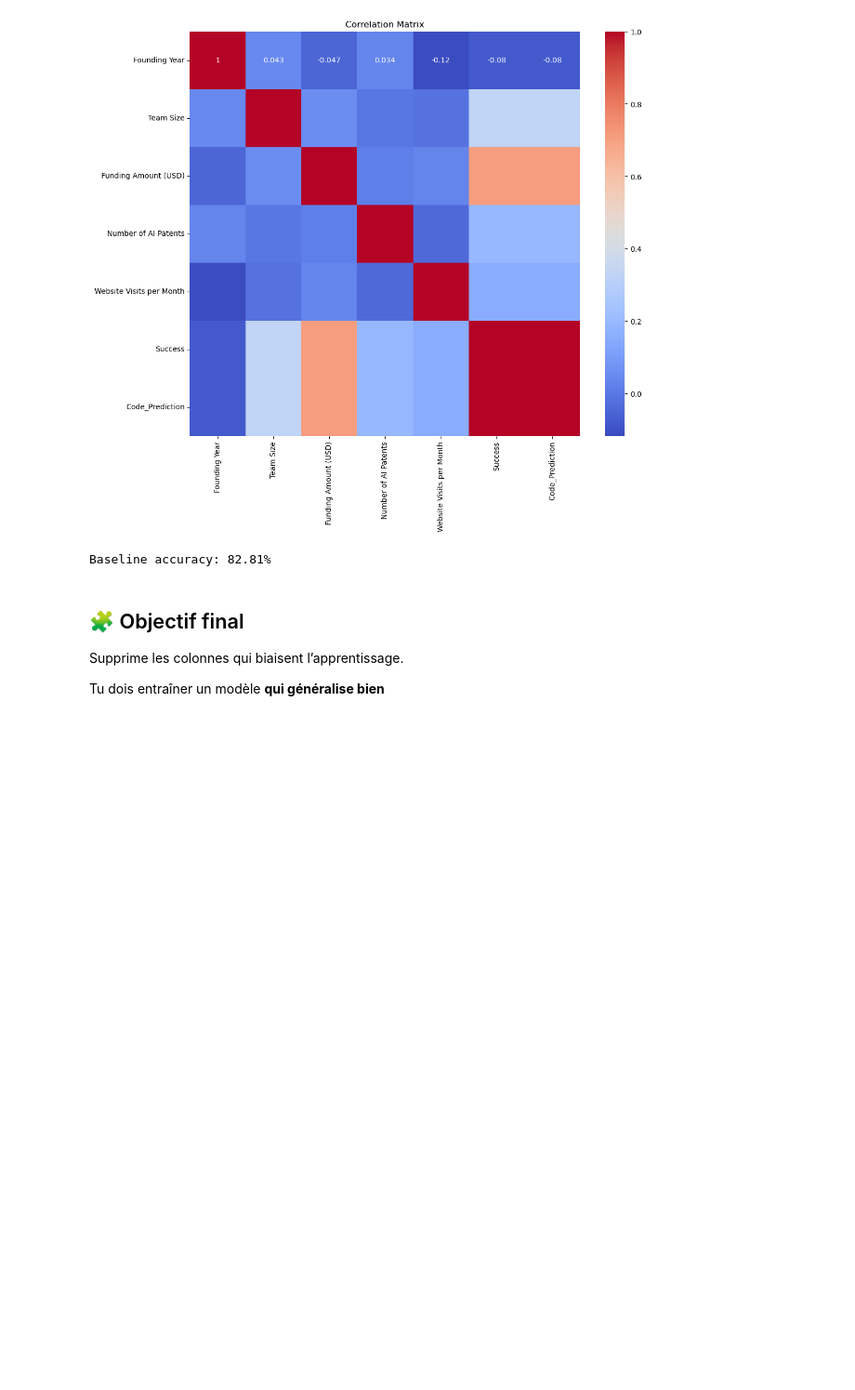
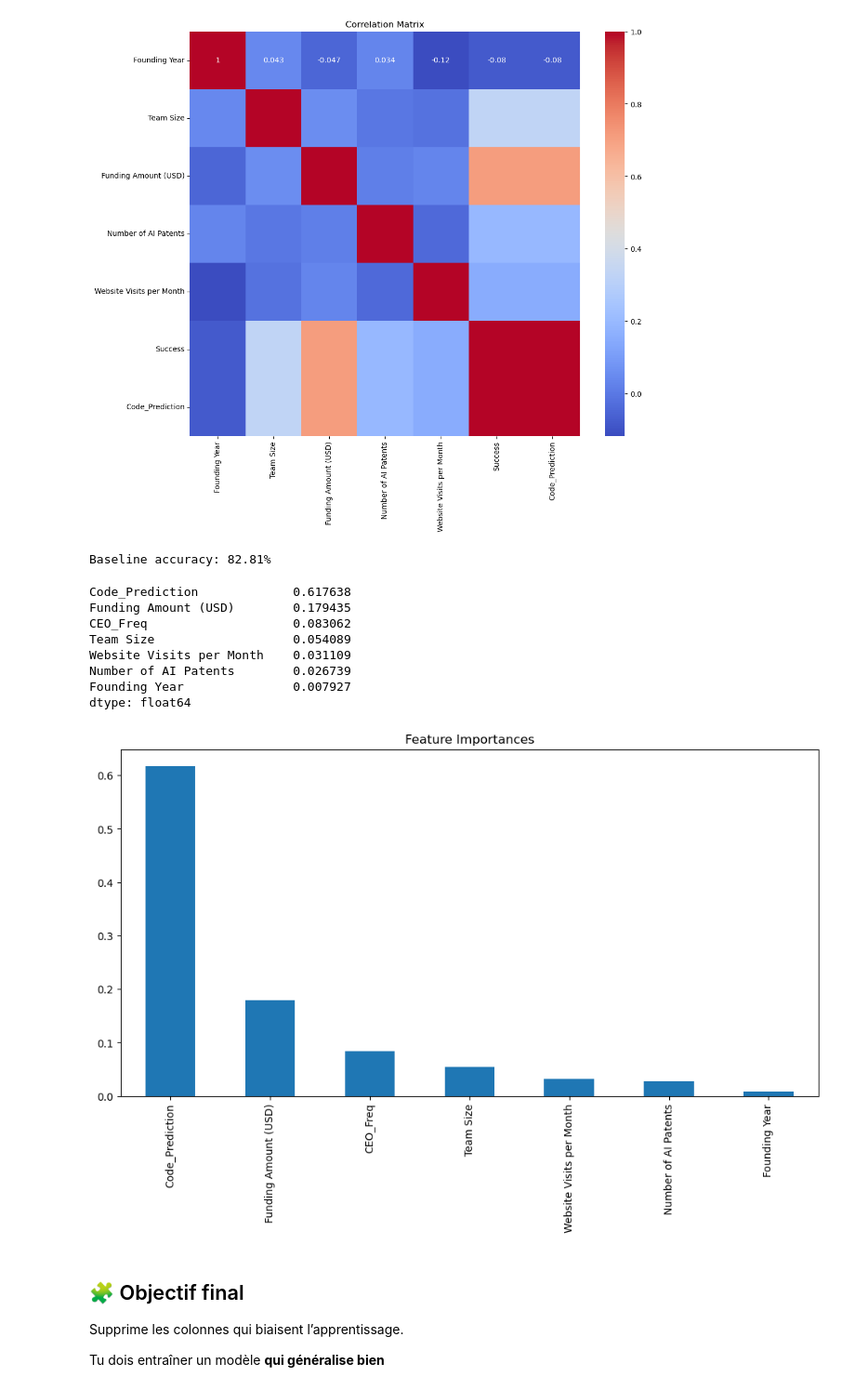
Before and after one commit to WRH-05/RobAI2, a Jupyter notebook: challenges/code/ch-2.ipynb, the cells around one changed output. Shown at 93% size. Saved outputs shown, nothing was run; the diff lists cells and outputs as text; code cells hidden in the pictures; blank space fills up the shorter version.

```diff
--- a/challenges/code/ch-2.ipynb
+++ b/challenges/code/ch-2.ipynb
@@ -80,3 +83,23 @@ preds = lr.predict(X_test)
 print(f"Baseline accuracy: {accuracy_score(y_test, preds):.2%}")
 # %% [output]
 Baseline accuracy: 82.81%
+# %%
+rf = RandomForestClassifier()
+rf.fit(X_train, y_train)
+
+importances = pd.Series(rf.feature_importances_, index=X_train.columns)
+print(importances.sort_values(ascending=False))
+plt.figure(figsize=(12, 6))
+importances.sort_values(ascending=False).plot(kind='bar')
+plt.title('Feature Importances')
+plt.show()
+# %% [output]
+Code_Prediction             0.617638
+Funding Amount (USD)        0.179435
+CEO_Freq                    0.083062
+Team Size                   0.054089
+Website Visits per Month    0.031109
+Number of AI Patents        0.026739
+Founding Year               0.007927
+dtype: float64
+[figure, added]
```
Also changed, not shown: parts of 2 cells of this notebook.
